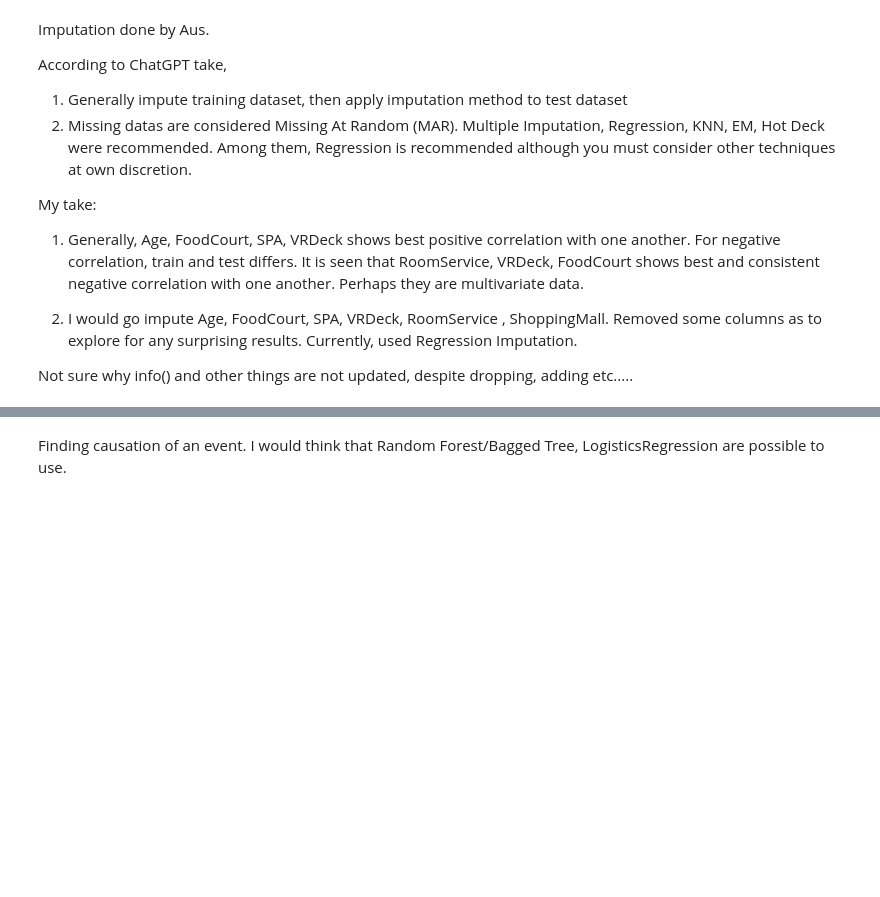
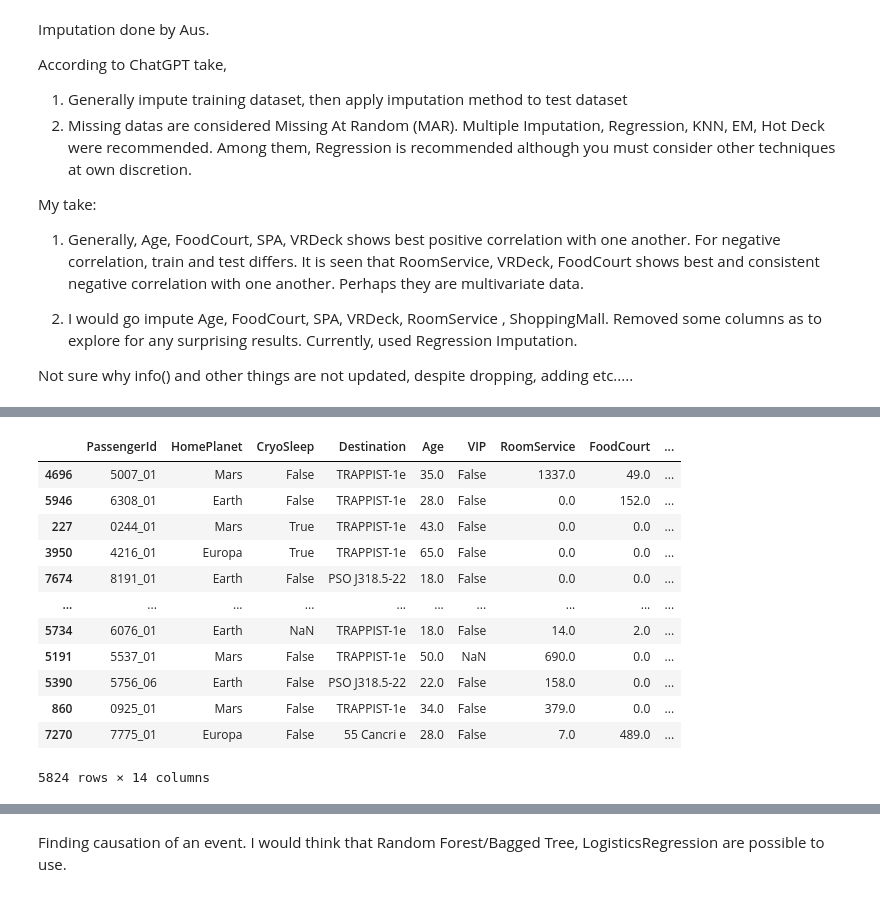
Before and after one commit to lseeker5/Spaceship-Titanic, a Jupyter notebook: spaceship-titanic-v1.ipynb, the cells around one changed output, grey strips where cells are left out. Drawn from its saved outputs; the diff is of its cells as text; code cells hidden in the pictures; blank space fills up the shorter version.

```diff
--- a/spaceship-titanic-v1.ipynb
+++ b/spaceship-titanic-v1.ipynb
@@ -214,7 +432,21 @@ X_train.head(len(X_train))
 # %%
 # Trying Regression Imputation.
 # Assuming X is your DataFrame
-X[['Age', 'FoodCourt', 'ShoppingMall','Spa', 'VRDeck', 'RoomService']] = X[['Age', 'FoodCourt', 'ShoppingMall','Spa', 'VRDeck', 'RoomService']].interpolate(method='linear')
-X
+X_train[['Age', 'FoodCourt', 'ShoppingMall','Spa', 'VRDeck', 'RoomService']] = X_train[['Age', 'FoodCourt', 'ShoppingMall','Spa', 'VRDeck', 'RoomService']].interpolate(method='linear')
+X_train
+# %% [output]
+|  | PassengerId | HomePlanet | CryoSleep | Destination | Age | VIP | RoomService | FoodCourt | ... |
+| 4696 | 5007_01 | Mars | False | TRAPPIST-1e | 35.0 | False | 1337.0 | 49.0 | ... |
+| 5946 | 6308_01 | Earth | False | TRAPPIST-1e | 28.0 | False | 0.0 | 152.0 | ... |
+| 227 | 0244_01 | Mars | True | TRAPPIST-1e | 43.0 | False | 0.0 | 0.0 | ... |
+| 3950 | 4216_01 | Europa | True | TRAPPIST-1e | 65.0 | False | 0.0 | 0.0 | ... |
+| 7674 | 8191_01 | Earth | False | PSO J318.5-22 | 18.0 | False | 0.0 | 0.0 | ... |
+| ... | ... | ... | ... | ... | ... | ... | ... | ... | ... |
+| 5734 | 6076_01 | Earth | NaN | TRAPPIST-1e | 18.0 | False | 14.0 | 2.0 | ... |
+| 5191 | 5537_01 | Mars | False | TRAPPIST-1e | 50.0 | NaN | 690.0 | 0.0 | ... |
+| 5390 | 5756_06 | Earth | False | PSO J318.5-22 | 22.0 | False | 158.0 | 0.0 | ... |
+| 860 | 0925_01 | Mars | False | TRAPPIST-1e | 34.0 | False | 379.0 | 0.0 | ... |
+| 7270 | 7775_01 | Europa | False | 55 Cancri e | 28.0 | False | 7.0 | 489.0 | ... |
+5824 rows × 14 columns
 # %%
 # Evaluating the Correlation Metrics to a model. Feel free to put in yourthought
```
Also changed, not shown: parts of 26 cells of this notebook.
